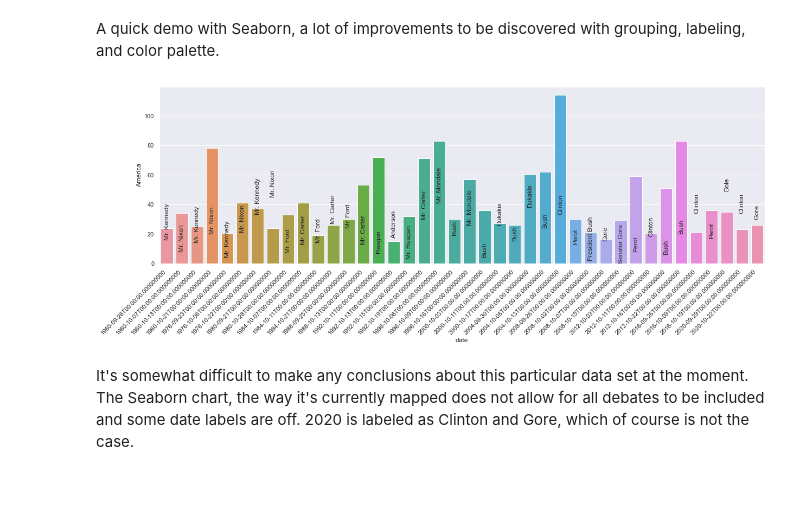
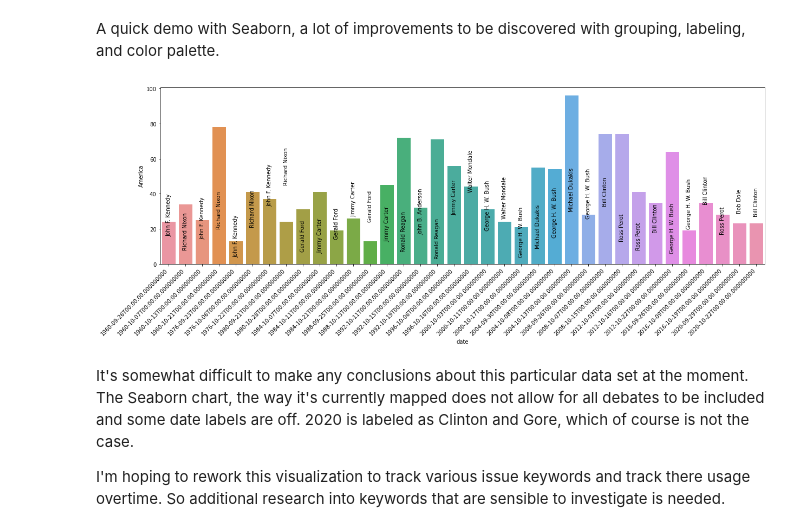
Before and after one commit to mbransons/DataFundamentalsCourse, a Jupyter notebook: week2/week2-activity.ipynb, the cells around one changed output. Saved outputs shown, nothing was run; the diff lists cells and outputs as text; code cells hidden in the pictures; blank space fills up the shorter version.

Commit message:
add new keywords, clean/reimport data

```diff
--- a/week2/week2-activity.ipynb
+++ b/week2/week2-activity.ipynb
@@ -54,7 +54,7 @@ pres_debates
 # %% [markdown]
 Filter out all non-candidates based on list of last names to be kept.
 # %%
-candidates = ['Nixon', 'Kennedy', 'Ford', 'Carter', 'Reagan', 'Anderson', 'Mondale', 'Bush', 'Dukakis', 'Clinton', 'Perot', 'Dole', 'Gore', 'Kerry', 'McCain', 'Obama', 'Romney', 'Trump', 'Biden']
+candidates = ['Nixon', 'Kennedy', 'Ford', 'Carter', 'Reagan', 'Anderson', 'Mondale', 'Bush', 'Dukakis', 'Clinton', 'Perot', 'Dole', 'Gore', 'Kerry', 'Mccain', 'Obama', 'Romney', 'Trump', 'Biden']
 cand_only = pres_debates[pres_debates['actor'].str.contains('|'.join(candidates))]
 cand_only.reset_index(inplace=True, drop=True)
 cand_only
@@ -85,7 +110,18 @@ Tokenization of each candidates dialogue into a dataframe, which is search for o
 stop_words = set(stopwords.words("english"))  # load stopwords
 
 def tokenize(data):
-    words = [w for w in data.split(" ") if w not in stop_words]
+    # words = [w for w in data.split(" ") if w not in stop_words]
+    tokens = [w for w in data.split(" ")]
+    # convert to lower case
+    tokens = [w.lower() for w in tokens]
+    # remove punctuation from each word
+    table = str.maketrans('', '', string.punctuation)
+    stripped = [w.translate(table) for w in tokens]
+    # remove remaining tokens that are not alphabetic
+    words = [word for word in stripped if word.isalpha()]
+    # filter out stop words
+    stop_words = set(stopwords.words('english'))
+    words = [w for w in words if not w in stop_words]
 
     new_data = Counter(words)
 
@@ -96,10 +132,8 @@ def tokenize(data):
     df.columns = ['word', 'occurrences']
     return df
 
-def occurrences(word, df):
-    new_df = df.loc[df['word'].str.contains(word)]
-    return new_df['occurrences'].sum()
-
-cand_only['America'] = cand_only.apply(lambda row : occurrences('America', tokenize(row['dialogue'])), axis = 1)
-cand_only
+word_count_dfs = []
+# cand_only['America'] = cand_only.apply(lambda row : occurrences('America', tokenize(row['dialogue'])), axis = 1)
+cand_clean.apply(lambda row : word_count_dfs.append(tokenize(row['dialogue'])), axis = 1)
+word_count_dfs[0]
 # %% [output]
@@ -126,21 +195,23 @@ A quick demo with Seaborn, a lot of improvements to be discovered with grouping,
 # %%
 from calendar import c
 import matplotlib.pyplot as plt
 import matplotlib.dates as mdates
 import seaborn as sns
 
 fig, ax = plt.subplots(figsize = (20,6))
 fig = sns.barplot(x = "date", y = "America", data = cand_only,
                   estimator = sum, ci = None, ax=ax)
 
 x_dates = cand_only['date'].sort_values().unique()
 ax.set_xticklabels(labels=x_dates, rotation=45, ha='right')
 
 for i in cand_only.index:
-    word = cand_only.loc[i, "actor"]
+    word = cand_only.loc[i, "fullname"]
     y = cand_only.loc[i, "America"]
     plt.annotate(word, (i, y), ha="center", va="bottom", rotation=90)
 # %% [output]
-[figure, old version]
+[figure, new version]
 # %% [markdown]
 It's somewhat difficult to make any conclusions about this particular data set at the moment. The Seaborn chart, the way it's currently mapped does not allow for all debates to be included and some date labels are off. 2020 is labeled as Clinton and Gore, which of course is not the case.
+
+I'm hoping to rework this visualization to track various issue keywords and track there usage overtime. So additional research into keywords that are sensible to investigate is needed.
```
Also changed, not shown: parts of 7 cells of this notebook, 3 other files.
